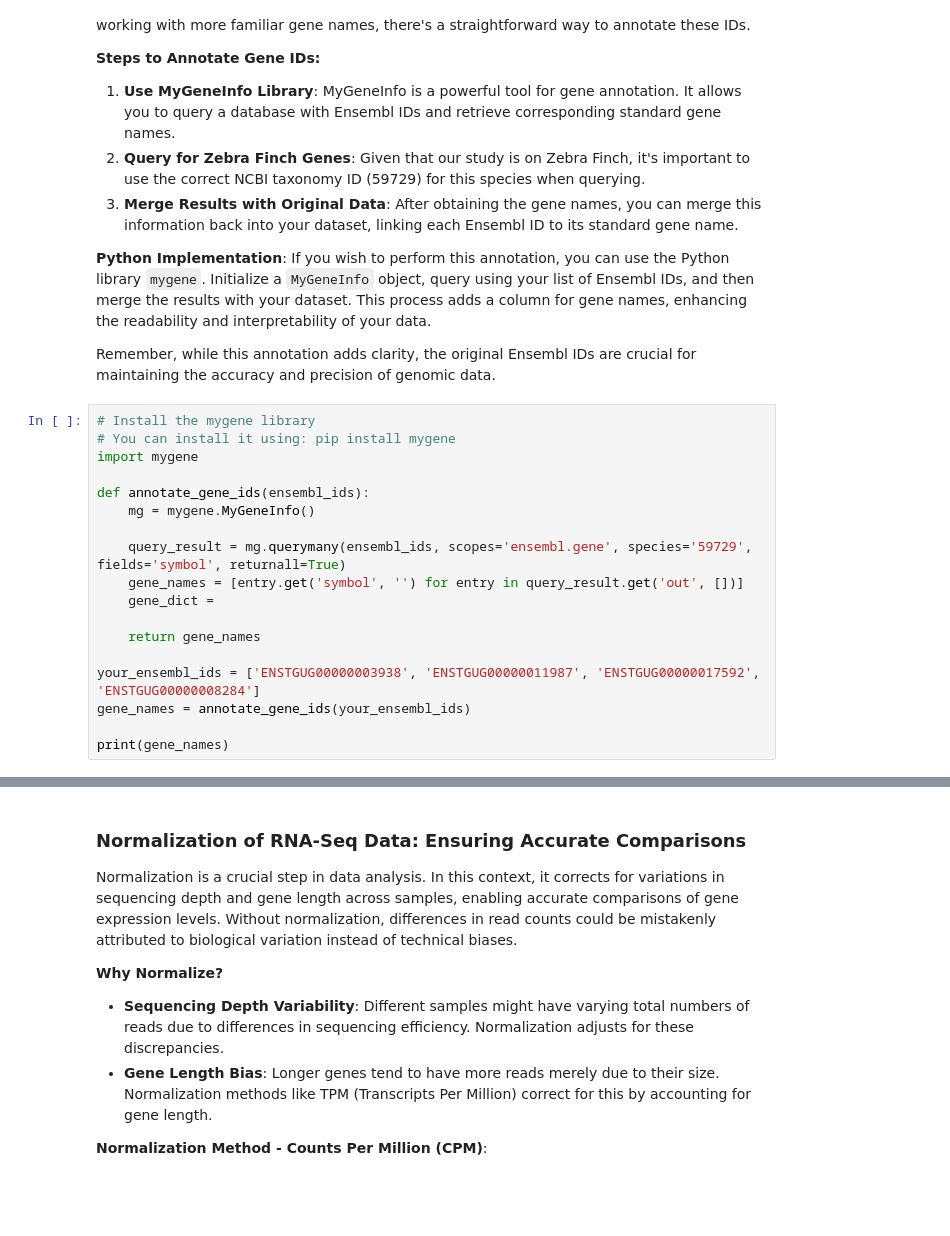
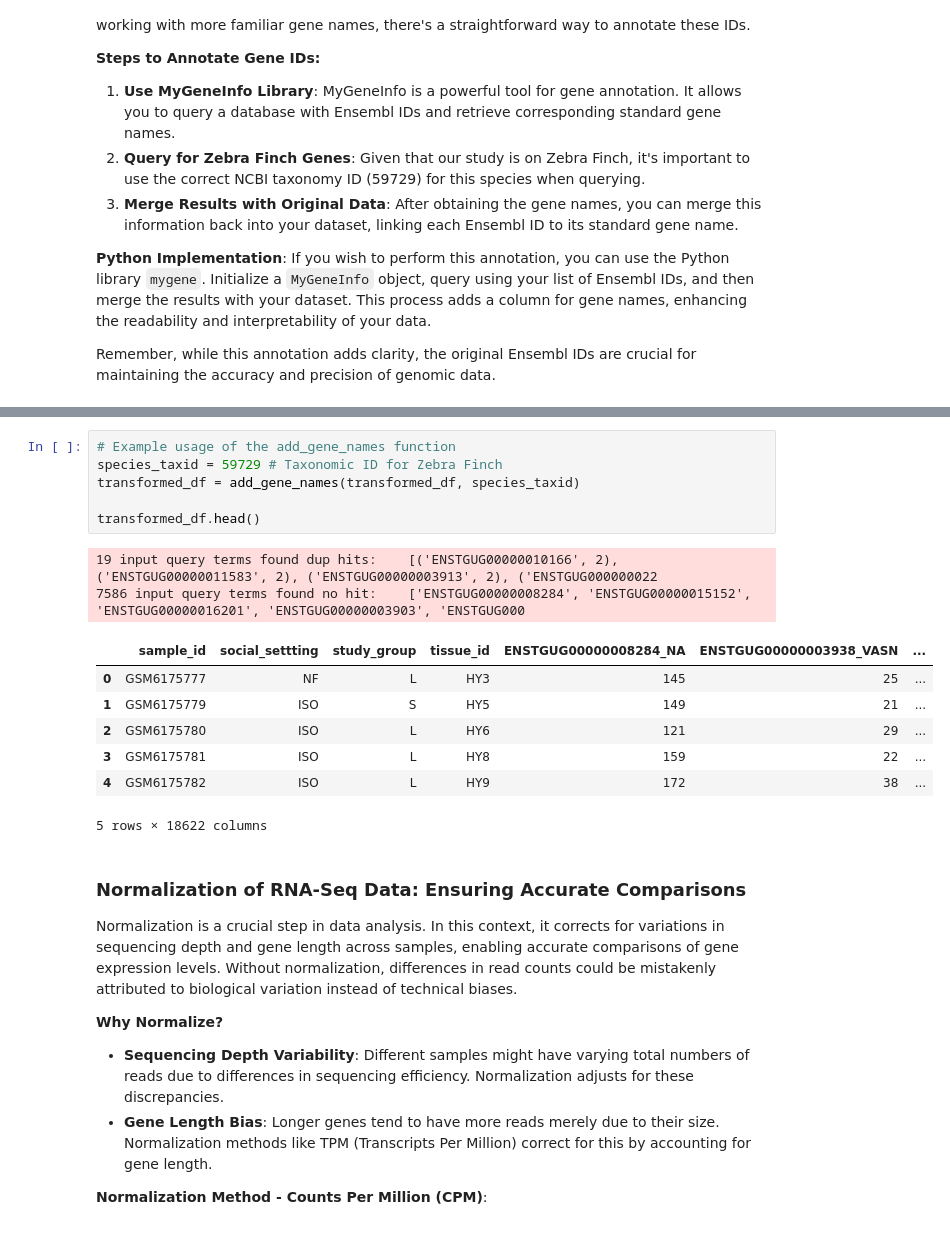
Before and after one commit to Sinanmz/BioinformaticsProject, a Jupyter notebook: the-songbird-study/SongBirdStudy.ipynb, the cells around one changed output, grey strips where cells are left out. Saved outputs shown, nothing was run; the diff lists cells and outputs as text; blank space fills up the shorter version.

```diff
--- a/the-songbird-study/SongBirdStudy.ipynb
+++ b/the-songbird-study/SongBirdStudy.ipynb
@@ -284,21 +284,3 @@ In our dataset, genes are currently identified by Ensembl IDs. While these IDs a
 If you wish to perform this annotation, you can use the Python library `mygene`. Initialize a `MyGeneInfo` object, query using your list of Ensembl IDs, and then merge the results with your dataset. This process adds a column for gene names, enhancing the readability and interpretability of your data.
 
 Remember, while this annotation adds clarity, the original Ensembl IDs are crucial for maintaining the accuracy and precision of genomic data.
-# %%
-# Install the mygene library
-# You can install it using: pip install mygene
-import mygene
-
-def annotate_gene_ids(ensembl_ids):
-    mg = mygene.MyGeneInfo()
-
-    query_result = mg.querymany(ensembl_ids, scopes='ensembl.gene', species='59729', fields='symbol', returnall=True)
-    gene_names = [entry.get('symbol', '') for entry in query_result.get('out', [])]
-    gene_dict =
-
-    return gene_names
-
-your_ensembl_ids = ['ENSTGUG00000003938', 'ENSTGUG00000011987', 'ENSTGUG00000017592', 'ENSTGUG00000008284']
-gene_names = annotate_gene_ids(your_ensembl_ids)
-
-print(gene_names)
@@ -329,3 +366,19 @@ Gene symbols for zebra finch:
+# %%
+# Example usage of the add_gene_names function
+species_taxid = 59729 # Taxonomic ID for Zebra Finch
+transformed_df = add_gene_names(transformed_df, species_taxid)
+
+transformed_df.head()
+# %% [output]
+19 input query terms found dup hits:    [('ENSTGUG00000010166', 2), ('ENSTGUG00000011583', 2), ('ENSTGUG00000003913', 2), ('ENSTGUG000000022
+7586 input query terms found no hit:    ['ENSTGUG00000008284', 'ENSTGUG00000015152', 'ENSTGUG00000016201', 'ENSTGUG00000003903', 'ENSTGUG000
+|  | sample_id | social_settting | study_group | tissue_id | ENSTGUG00000008284_NA | ENSTGUG00000003938_VASN | ... |
+| 0 | GSM6175777 | NF | L | HY3 | 145 | 25 | ... |
+| 1 | GSM6175779 | ISO | S | HY5 | 149 | 21 | ... |
+| 2 | GSM6175780 | ISO | L | HY6 | 121 | 29 | ... |
+| 3 | GSM6175781 | ISO | L | HY8 | 159 | 22 | ... |
+| 4 | GSM6175782 | ISO | L | HY9 | 172 | 38 | ... |
+5 rows × 18622 columns
 # %% [markdown]
 ### Normalization of RNA-Seq Data: Ensuring Accurate Comparisons
 
```
Also changed, not shown: parts of 4 cells of this notebook.
